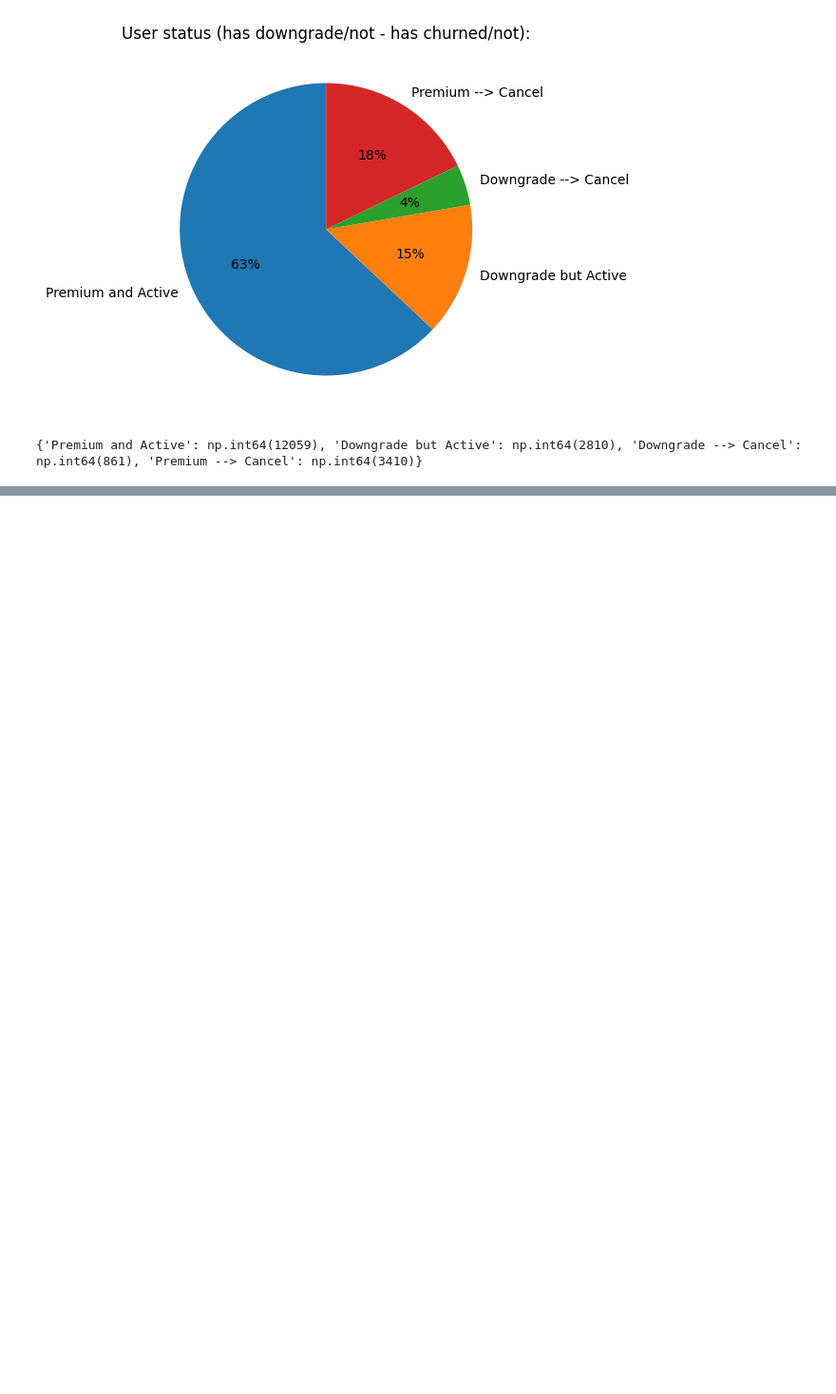
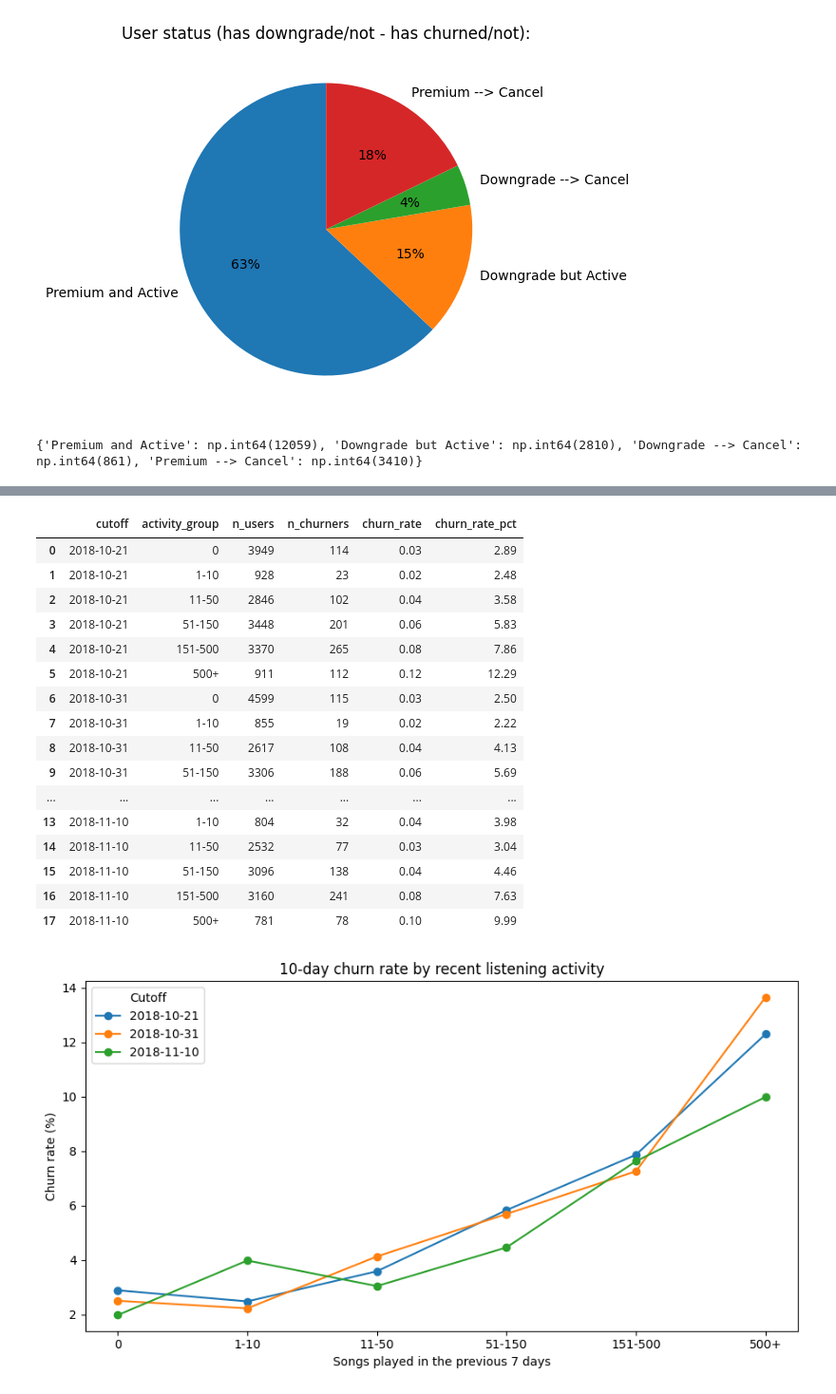
Before and after one commit to Hugo361/Churn_Prediction_26-27_DSAIB, a Jupyter notebook: Notebooks/01_EDA.ipynb, the cells around one changed output, grey strips where cells are left out. Shown at 95% size. Cells and saved outputs as stored; diff of their text form; code cells hidden in the pictures; blank space fills up the shorter version.

Commit message:
Extend EDA with temporal churn and behavioral analysis

```diff
--- a/Notebooks/01_EDA.ipynb
+++ b/Notebooks/01_EDA.ipynb
@@ -245,7 +279,7 @@ Name: count, dtype: int64
 # %%
 # Let's redefine Churn more granularly
 
-train.drop(columns="Churn")
+train = train.drop(columns="Churn")
 
 # Let's make the distinction between churning event and downgrade event (observation level)
 # and the churn and downgrade, marking all user's logs as of a churner/ downgrader (userID level)
@@ -317,0 +542,74 @@ print(dict(zip(subjects, data)))
+# %%
+# Define listening activity categories
+activity_bins = [-1, 0, 10, 50, 150, 500, np.inf]
+
+activity_labels = [
+    "0", "1-10", "11-50",
+    "51-150", "151-500", "500+"
+]
+
+engagement["activity_group"] = pd.cut(
+    engagement["songs_7d"],
+    bins=activity_bins,
+    labels=activity_labels
+)
+
+# Compute churn rates within activity groups
+activity_summary = (
+    engagement.groupby(
+        ["cutoff", "activity_group"],
+        observed=True
+    )
+    .agg(
+        n_users=("userId", "size"),
+        n_churners=("churn_10d", "sum"),
+        churn_rate=("churn_10d", "mean")
+    )
+    .reset_index()
+)
+
+activity_summary["churn_rate_pct"] = (
+    activity_summary["churn_rate"] * 100
+)
+
+display(activity_summary.round(2))
+
+# Compare activity groups across historical cutoffs
+plot_data = activity_summary.pivot(
+    index="activity_group",
+    columns="cutoff",
+    values="churn_rate_pct"
+).reindex(activity_labels)
+
+ax = plot_data.plot(
+    kind="line",
+    marker="o",
+    figsize=(9, 5)
+)
+
+ax.set_title("10-day churn rate by recent listening activity")
+ax.set_xlabel("Songs played in the previous 7 days")
+ax.set_ylabel("Churn rate (%)")
+ax.legend(title="Cutoff")
+
+plt.tight_layout()
+plt.show()
+# %% [output]
+|  | cutoff | activity_group | n_users | n_churners | churn_rate | churn_rate_pct |
+| 0 | 2018-10-21 | 0 | 3949 | 114 | 0.03 | 2.89 |
+| 1 | 2018-10-21 | 1-10 | 928 | 23 | 0.02 | 2.48 |
+| 2 | 2018-10-21 | 11-50 | 2846 | 102 | 0.04 | 3.58 |
+| 3 | 2018-10-21 | 51-150 | 3448 | 201 | 0.06 | 5.83 |
+| 4 | 2018-10-21 | 151-500 | 3370 | 265 | 0.08 | 7.86 |
+| 5 | 2018-10-21 | 500+ | 911 | 112 | 0.12 | 12.29 |
+| 6 | 2018-10-31 | 0 | 4599 | 115 | 0.03 | 2.50 |
+| 7 | 2018-10-31 | 1-10 | 855 | 19 | 0.02 | 2.22 |
+| 8 | 2018-10-31 | 11-50 | 2617 | 108 | 0.04 | 4.13 |
+| 9 | 2018-10-31 | 51-150 | 3306 | 188 | 0.06 | 5.69 |
+| ... | ... | ... | ... | ... | ... | ... |
+| 13 | 2018-11-10 | 1-10 | 804 | 32 | 0.04 | 3.98 |
+| 14 | 2018-11-10 | 11-50 | 2532 | 77 | 0.03 | 3.04 |
+| 15 | 2018-11-10 | 51-150 | 3096 | 138 | 0.04 | 4.46 |
+| 16 | 2018-11-10 | 151-500 | 3160 | 241 | 0.08 | 7.63 |
+| 17 | 2018-11-10 | 500+ | 781 | 78 | 0.10 | 9.99 |
+[figure, added]
```
Also changed, not shown: parts of 22 cells of this notebook.
